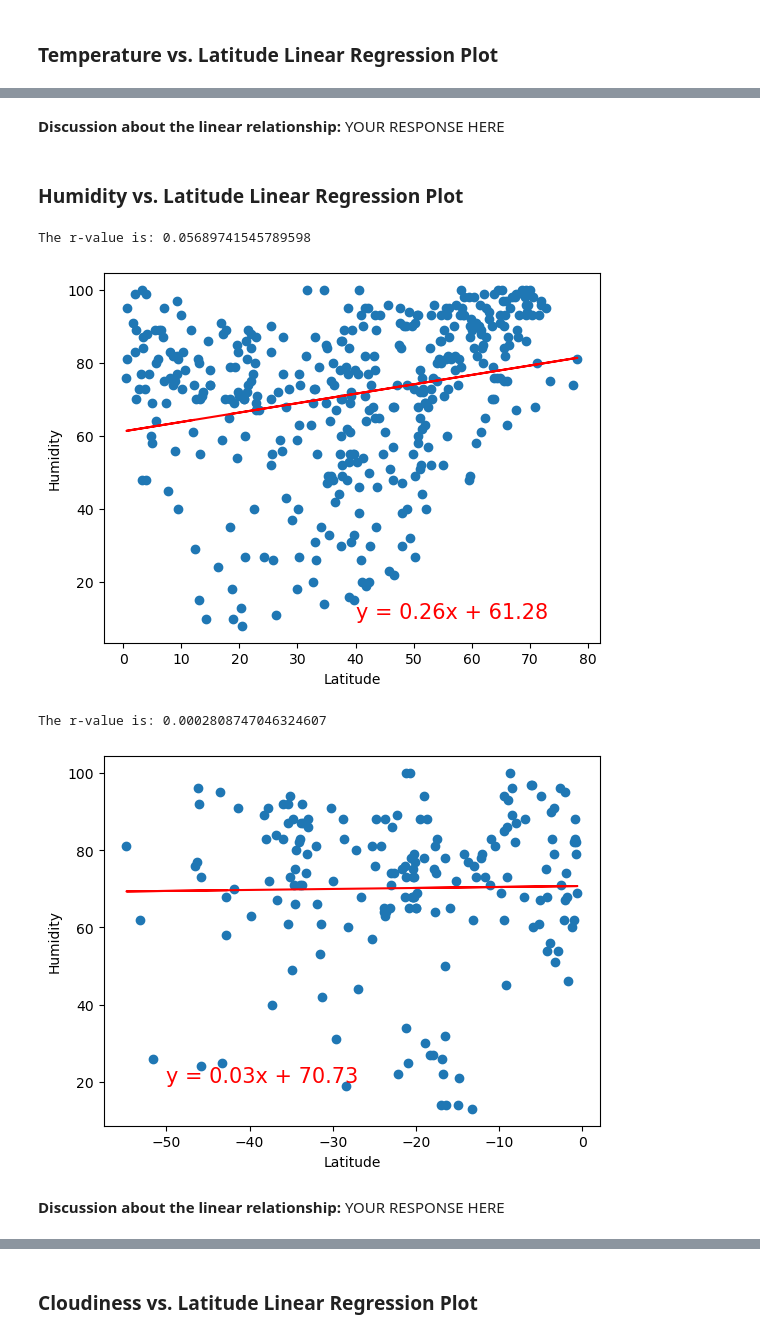
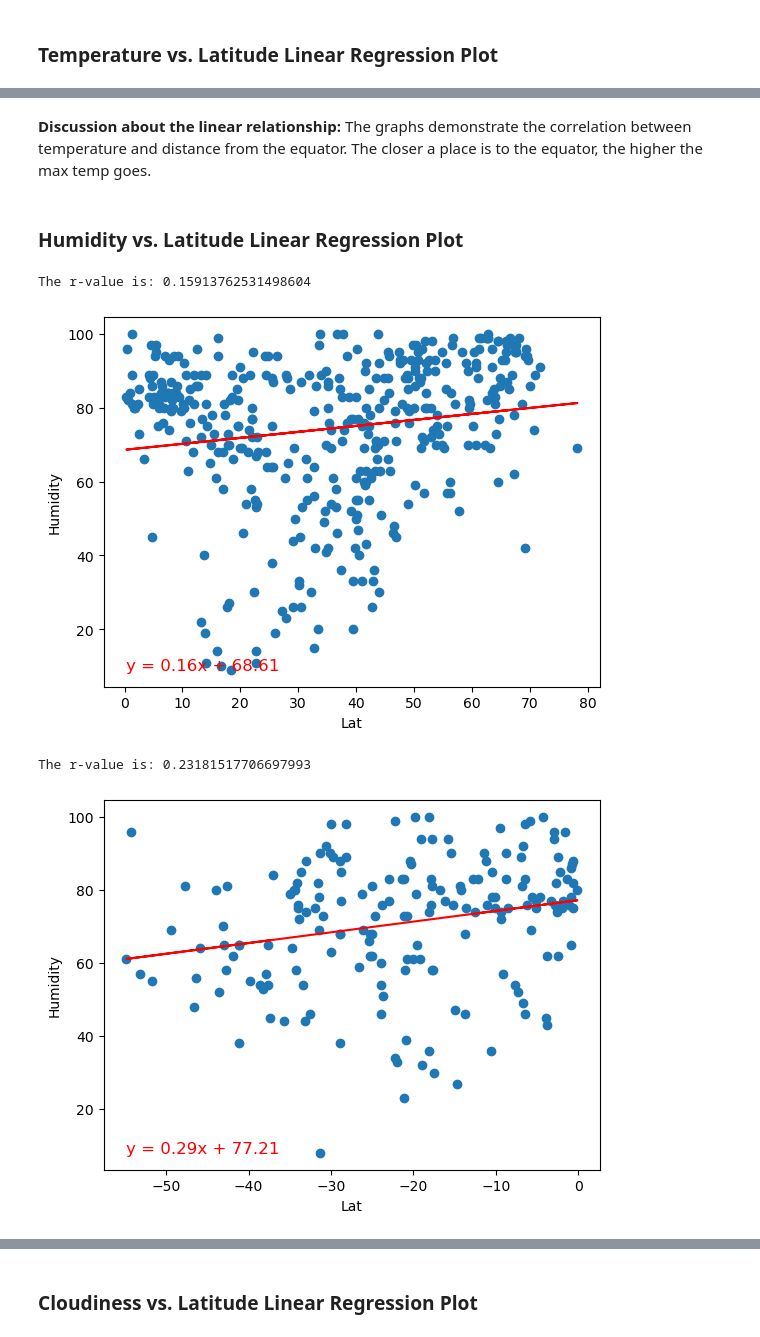
Before and after one commit to Chud-rf/python-api-challenge, a Jupyter notebook: WeatherPy.ipynb, the cells around one changed output, grey strips where cells are left out. Drawn from its saved outputs; the diff is of its cells as text; code cells hidden in the pictures.

```diff
--- a/WeatherPy.ipynb
+++ b/WeatherPy.ipynb
@@ -273,6 +270,27 @@ plt.show()
+# %%
+# Define a function to create Linear Regression plots
+def LinRegressFunc(df, x, y):
+    x_values = df[x]
+    y_values = df[y]
+
+    (slope, intercept, rvalue, pvalue, stderr) = linregress(x_values, y_values)
+
+    plt.scatter(x_values,y_values)
+
+    regress_values = x_values * slope + intercept
+
+    plt.plot(x_values, regress_values, "r-")
+
+    line_eq = f'y = {round(slope, 2)}x + {round(intercept, 2)}'
+    plt.annotate(line_eq, (min(x_values), min(y_values)), fontsize=12, color="red")
+
+    plt.xlabel(x)
+    plt.ylabel(y)
+    print(f'The r-value is: {rvalue}')
+    plt.show()
 # %%
 # Create a DataFrame with the Northern Hemisphere data (Latitude >= 0)
-# YOUR CODE HERE
+northern_hemi_df = city_data_df[city_data_df['Lat'] >= 0]
 
 # Display sample data
 northern_hemi_df.head()
@@ -315,18 +332,16 @@ The r-value is: 0.4121057168607245
-# %% [markdown]
-**Discussion about the linear relationship:** YOUR RESPONSE HERE
+# %% [markdown]
+**Discussion about the linear relationship:** The graphs demonstrate the correlation between temperature and distance from the equator. The closer a place is to the equator, the higher the max temp goes.
 # %% [markdown]
 ### Humidity vs. Latitude Linear Regression Plot
 # %%
 # Northern Hemisphere
-# YOUR CODE HERE
+LinRegressFunc(northern_hemi_df, 'Lat', 'Humidity')
 # %% [output]
-The r-value is: 0.05689741545789598
+The r-value is: 0.15913762531498604
-[figure, old version]
+[figure, new version]
 # %%
 # Southern Hemisphere
-# YOUR CODE HERE
+LinRegressFunc(southern_hemi_df, 'Lat', 'Humidity')
 # %% [output]
-The r-value is: 0.0002808747046324607
+The r-value is: 0.23181517706697993
-[figure, old version]
+[figure, new version]
-# %% [markdown]
-**Discussion about the linear relationship:** YOUR RESPONSE HERE
```
Also changed, not shown: parts of 17 cells of this notebook.
